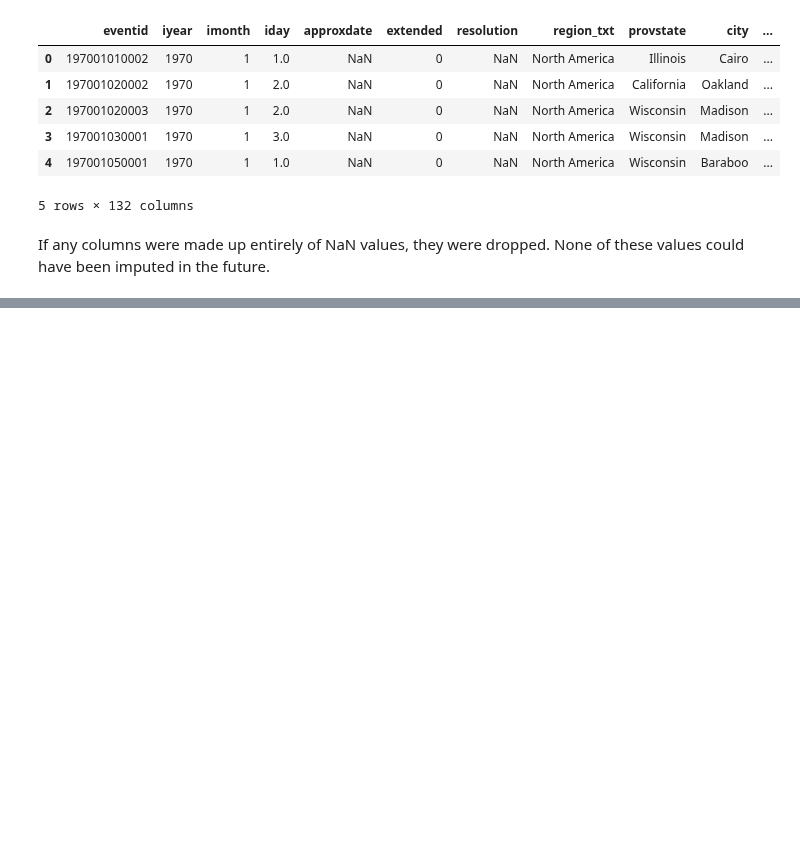
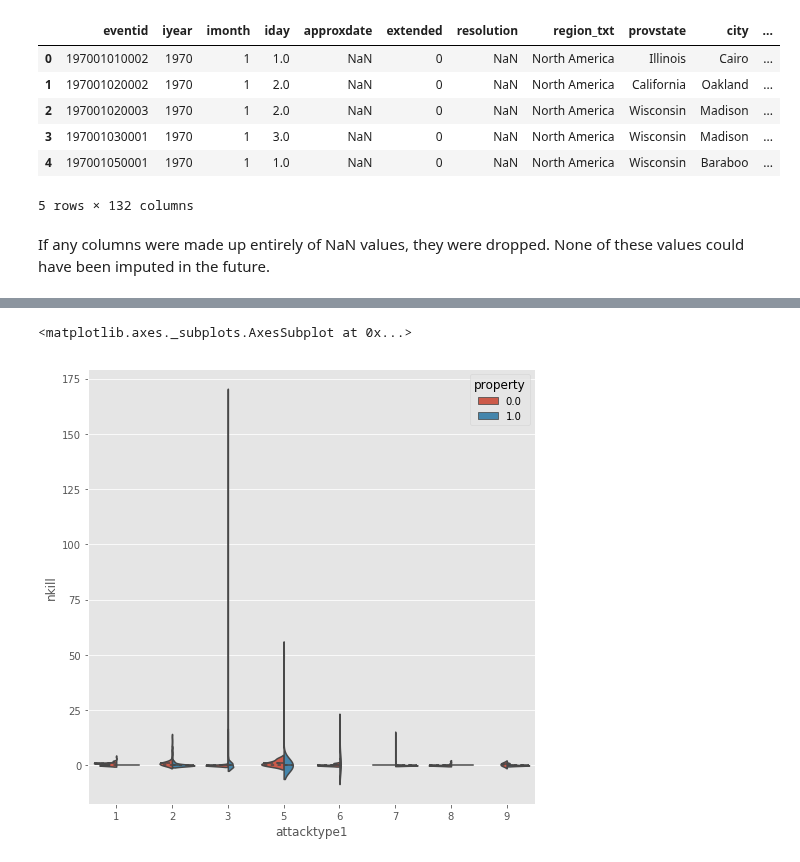
Before and after one commit to jakecarlson1/machine-learning-labs, a Jupyter notebook: Lab1/Lab 1 - Exploring Table Data.ipynb, the cells around one changed output, grey strips where cells are left out. Saved outputs shown, nothing was run; the diff lists cells and outputs as text; code cells hidden in the pictures; blank space fills up the shorter version.

```diff
--- a/Lab1/Lab 1 - Exploring Table Data.ipynb
+++ b/Lab1/Lab 1 - Exploring Table Data.ipynb
@@ -287,0 +392,9 @@ df.to_csv('../data/us_only_clean.csv', sep=',')
+# %%
+# rerun again without hijackings
+f, ax = plt.subplots(figsize=(8, 8))
+df_imputed = df_imputed[df_imputed['attacktype1'] != 4]
+sns.violinplot(x='attacktype1', y='nkill', hue='property', data=df_imputed,
+               split=True, inner='quart')
+# %% [output]
+<matplotlib.axes._subplots.AxesSubplot at 0x...>
+[figure, added]
```
Also changed, not shown: parts of 6 cells of this notebook.
